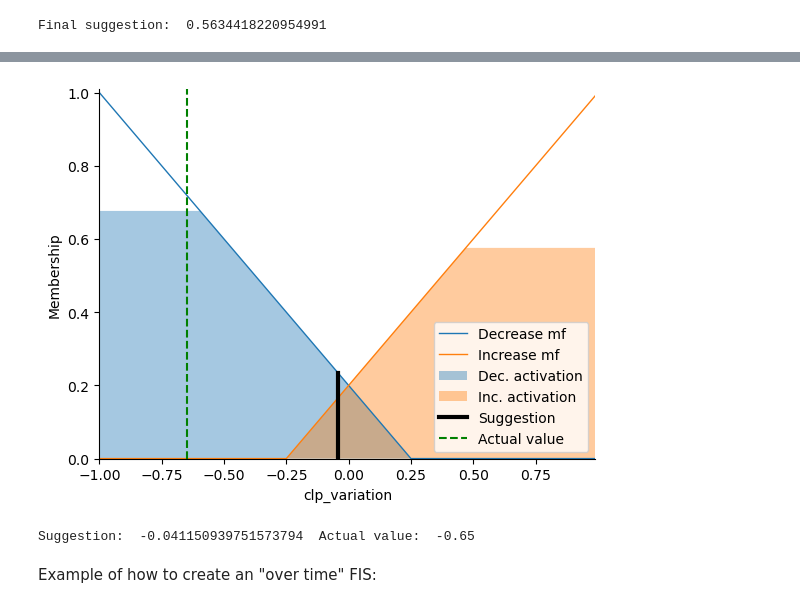
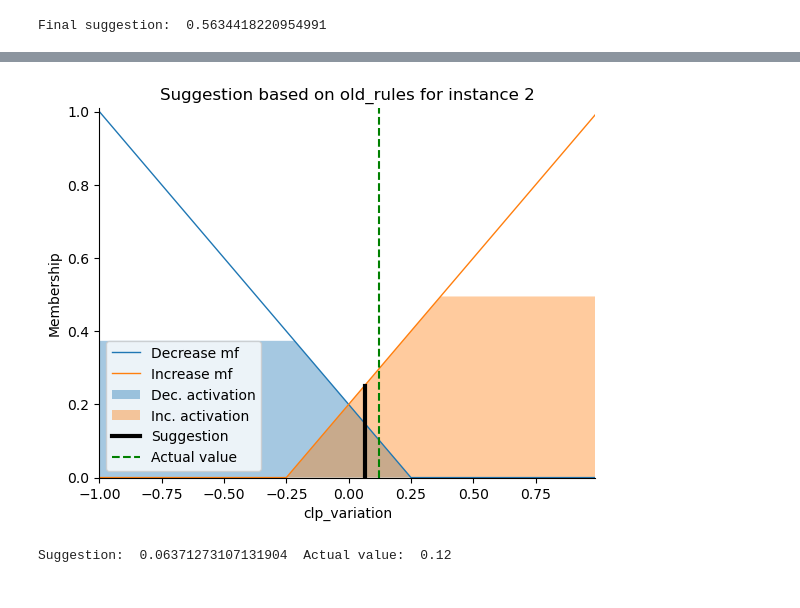
Before and after one commit to leobt23/Computational_Intelligence_forIOT, a Jupyter notebook: project_2_fuzzy/main.ipynb, the cells around one changed output, grey strips where cells are left out. Saved outputs shown, nothing was run; the diff lists cells and outputs as text; code cells hidden in the pictures.

```diff
--- a/project_2_fuzzy/main.ipynb
+++ b/project_2_fuzzy/main.ipynb
@@ -393,30 +422,30 @@ df
 # %%
 # Utilizing the function to get the suggestion for one instance
 
 # Updating the variable values for this instance
-instance = 7
+instance = 2
 values = {
     'memory_usage': df['MemoryUsage'][instance],
     'processor_load': df['ProcessorLoad'][instance],
     'output_bandwidth': df['OutBandwidth'][instance],
     'latency': df['Latency'][instance],
     'input_network_throughput': df['InpNetThroughput'][instance],
     'output_network_throughput': df['OutNetThroughput'][instance]
 }
 
 variables_used = ['memory_usage', 'processor_load', 'output_bandwidth', 'latency']
 
-
-suggestion = get_suggestion(values, variables_used, disparity=0.25, plot=True)
+which_rules = 'old_rules' # 'old_rules', 'memory_usage+processor_load'
+CLPVariation_mode_n = 2 # 2, 3
+suggestion = get_suggestion(which_rules, values, variables_used, CLPVariation_mode_n,disparity=0.25, plot=True)
 # add the actual value to the plot
 plt.axvline(x=df['CLPVariation'][instance], color='g', linestyle='--')
 plt.legend(['Decrease mf', 'Increase mf', 'Dec. activation', 'Inc. activation', 'Suggestion', 'Actual value'])
+plt.title('Suggestion based on '+which_rules + ' for instance ' + str(instance))
 plt.show()
 
 # Comparing the suggestion with the actual value
 print('Suggestion: ', suggestion, ' Actual value: ', df['CLPVariation'][instance])
 # %% [output]
-[figure, old version]
+[figure, new version]
-Suggestion:  -0.041150939751573794  Actual value:  -0.65
+Suggestion:  0.06371273107131904  Actual value:  0.12
-# %% [markdown]
-Example of how to create an "over time" FIS:
```
Also changed, not shown: parts of 12 cells of this notebook.
